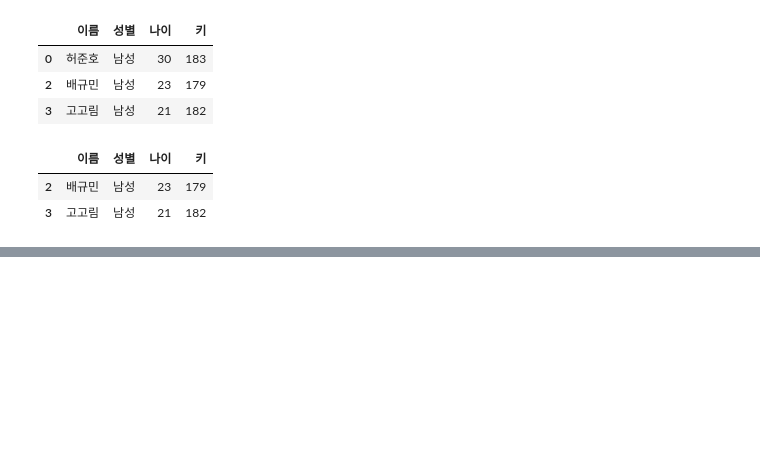
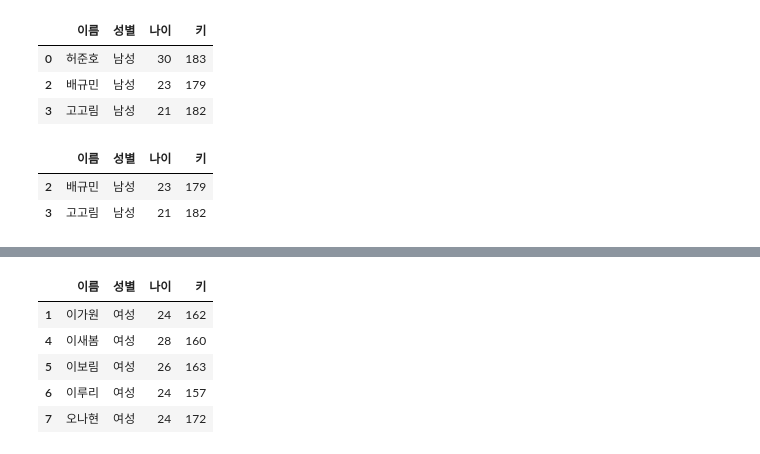
Before and after one commit to hj-1006/hj_pyton_study, a Jupyter notebook: 넘파이와_판다스.ipynb, the cells around one changed output, grey strips where cells are left out. Drawn from its saved outputs; the diff is of its cells as text; code cells hidden in the pictures; blank space fills up the shorter version.

```diff
--- a/넘파이와_판다스.ipynb
+++ b/넘파이와_판다스.ipynb
@@ -316,0 +334,10 @@ df[df['나이'].isin([21,23])]
+# %%
+#6-31 특정 문자열을 포함하는 문자열 데이터 조회
+df[df['이름'].str.contains('봄')]
+# %% [output]
+|  | 이름 | 성별 | 나이 | 키 |
+| 1 | 이가원 | 여성 | 24 | 162 |
+| 4 | 이새봄 | 여성 | 28 | 160 |
+| 5 | 이보림 | 여성 | 26 | 163 |
+| 6 | 이루리 | 여성 | 24 | 157 |
+| 7 | 오나현 | 여성 | 24 | 172 |
```
Also changed, not shown: parts of 4 cells of this notebook.
